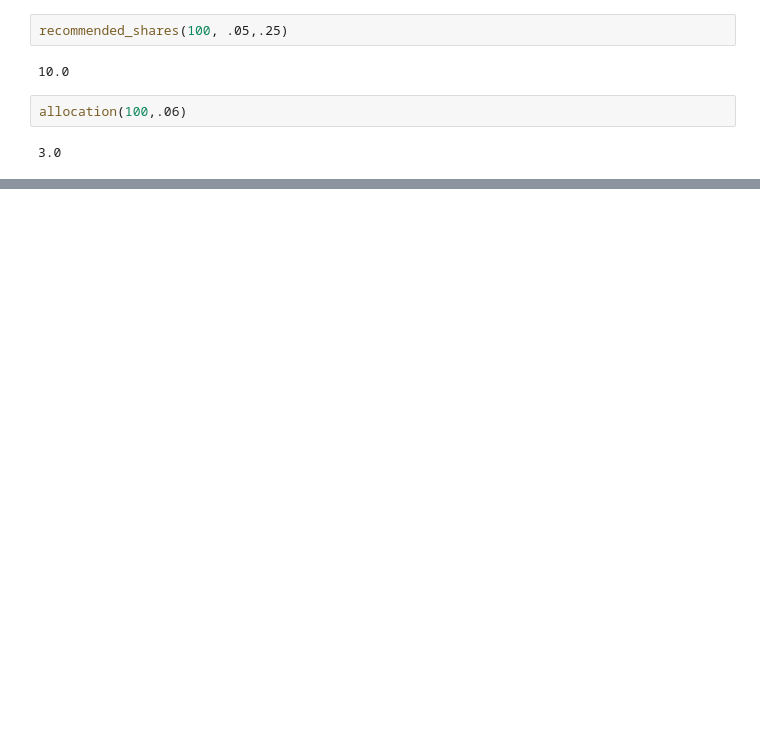
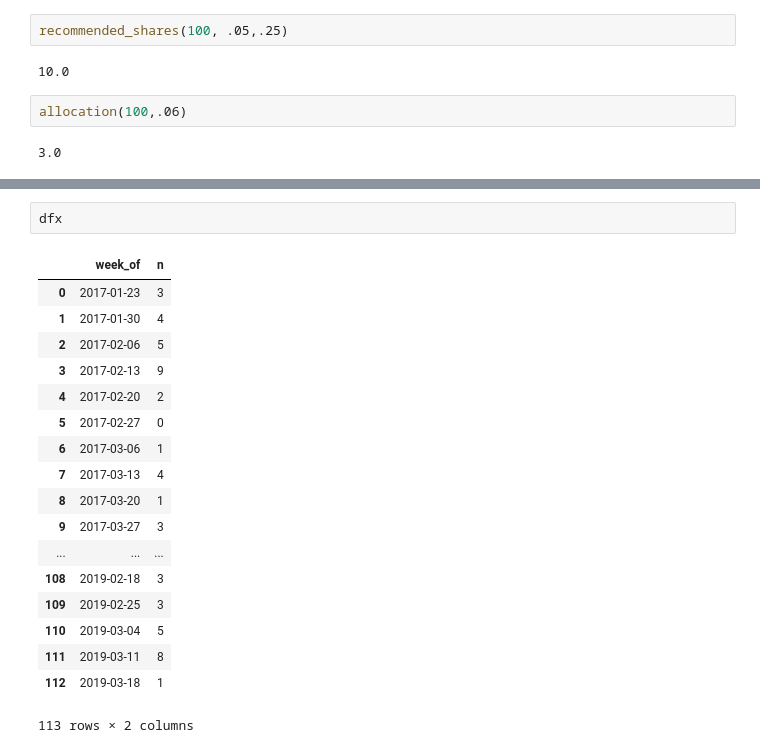
Before and after one commit to mng12689/predictit, a Jupyter notebook: Untitled.ipynb, the cells around one changed output, grey strips where cells are left out. Saved outputs shown, nothing was run; the diff lists cells and outputs as text; blank space fills up the shorter version.

```diff
--- a/Untitled.ipynb
+++ b/Untitled.ipynb
@@ -293,0 +322,21 @@ True
+# %%
+dfx
+# %% [output]
+|  | week_of | n |
+| 0 | 2017-01-23 | 3 |
+| 1 | 2017-01-30 | 4 |
+| 2 | 2017-02-06 | 5 |
+| 3 | 2017-02-13 | 9 |
+| 4 | 2017-02-20 | 2 |
+| 5 | 2017-02-27 | 0 |
+| 6 | 2017-03-06 | 1 |
+| 7 | 2017-03-13 | 4 |
+| 8 | 2017-03-20 | 1 |
+| 9 | 2017-03-27 | 3 |
+| ... | ... | ... |
+| 108 | 2019-02-18 | 3 |
+| 109 | 2019-02-25 | 3 |
+| 110 | 2019-03-04 | 5 |
+| 111 | 2019-03-11 | 8 |
+| 112 | 2019-03-18 | 1 |
+113 rows × 2 columns
```
Also changed, not shown: parts of 14 cells of this notebook.
